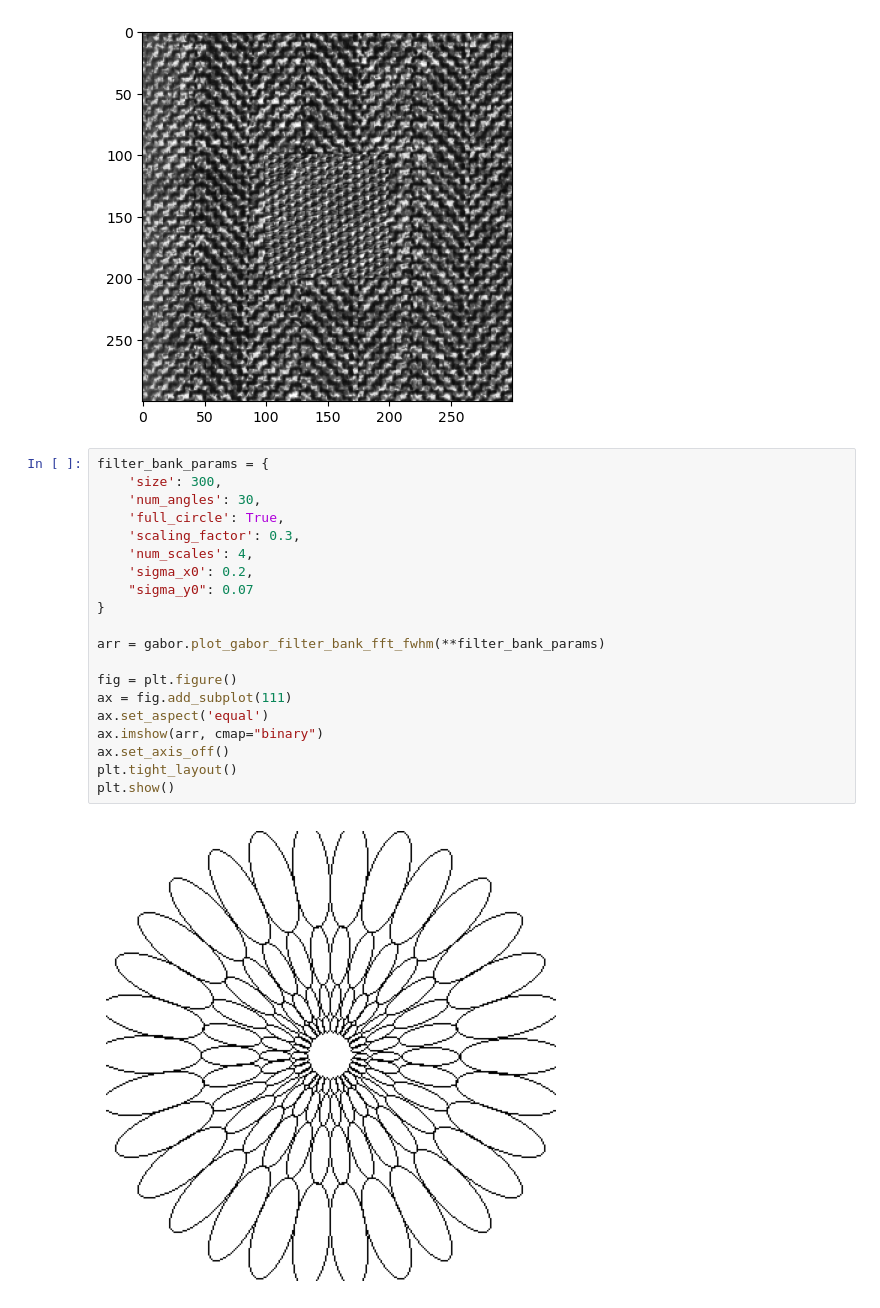
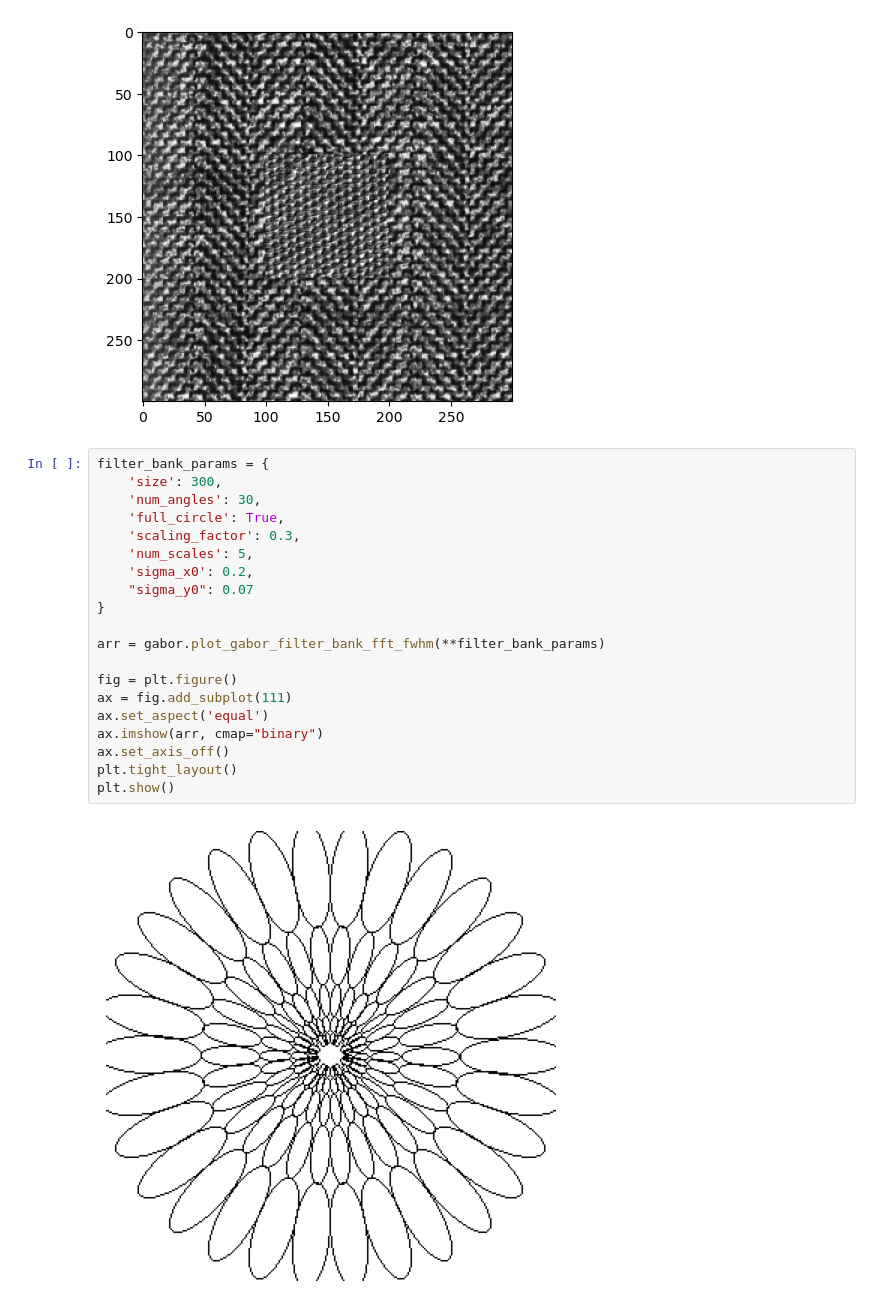
Before and after one commit to guyshapira-academic/texture-segmentation, a Jupyter notebook: notebook.ipynb, the cells around one changed output. Cells and saved outputs as stored; diff of their text form.

```diff
--- a/notebook.ipynb
+++ b/notebook.ipynb
@@ -43,25 +43,25 @@ plt.show()
 # %%
 filter_bank_params = {
     'size': 300,
     'num_angles': 30,
     'full_circle': True,
     'scaling_factor': 0.3,
-    'num_scales': 4,
+    'num_scales': 5,
     'sigma_x0': 0.2,
     "sigma_y0": 0.07
 }
 
 arr = gabor.plot_gabor_filter_bank_fft_fwhm(**filter_bank_params)
 
 fig = plt.figure()
 ax = fig.add_subplot(111)
 ax.set_aspect('equal')
 ax.imshow(arr, cmap="binary")
 ax.set_axis_off()
 plt.tight_layout()
 plt.show()
 # %% [output]
-[figure, old version]
+[figure, new version]
 # %%
 
 gabor_features_complex = gabor.gabor_features_raw(image, None)
```
Also changed, not shown: parts of 2 cells of this notebook.
